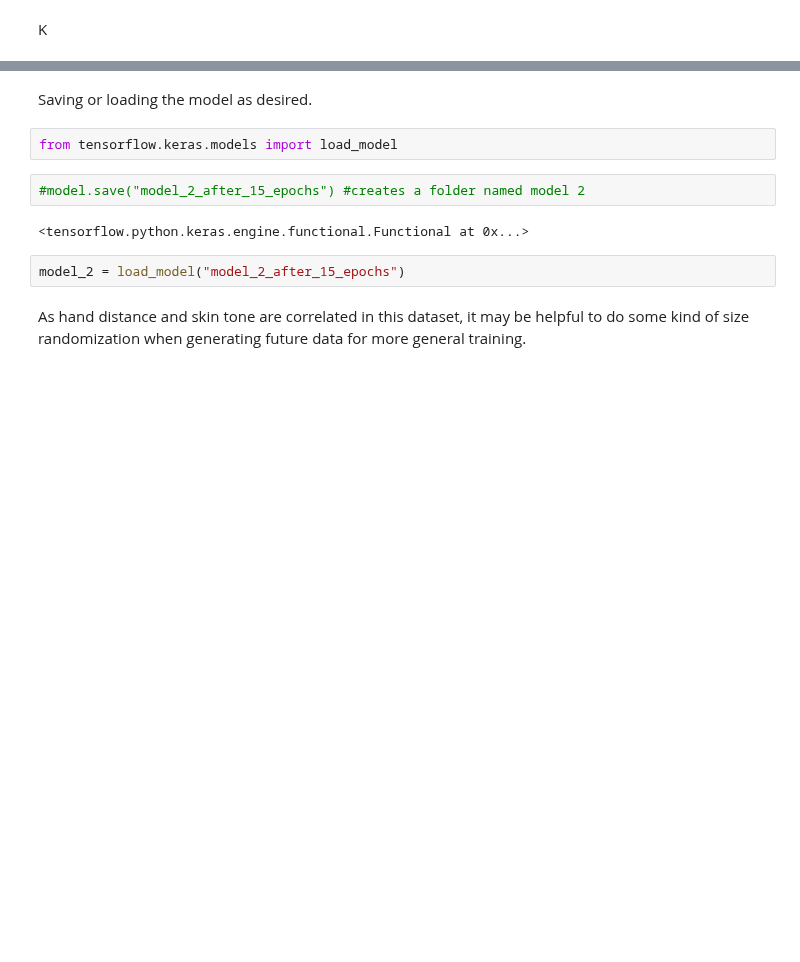
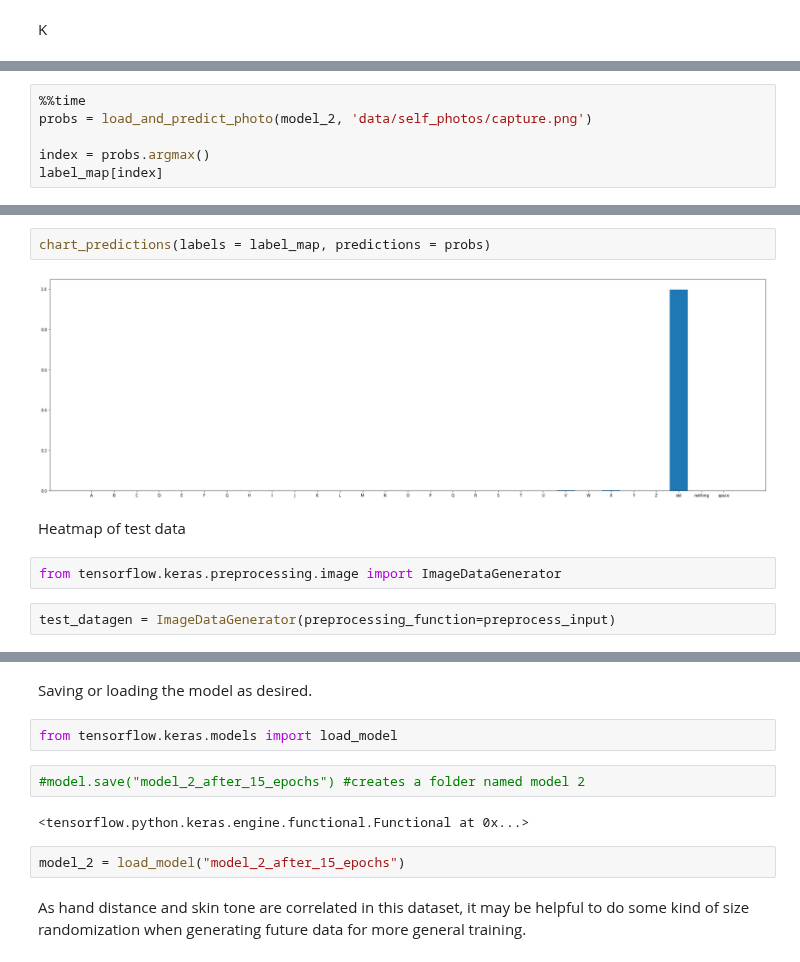
Before and after one commit to Windblown-Marionette/fingerspelling-text, a Jupyter notebook: Fingerspelling-CNN.ipynb, the cells around one changed output, grey strips where cells are left out. Drawn from its saved outputs; the diff is of its cells as text; blank space fills up the shorter version.

```diff
--- a/Fingerspelling-CNN.ipynb
+++ b/Fingerspelling-CNN.ipynb
@@ -1653,0 +1641,6 @@ TypeError: Input 'filename' of 'ReadFile' Op has type float32 that does not matc
+# %%
+%%time
+probs = load_and_predict_photo(model_2, 'data/self_photos/capture.png')
+
+index = probs.argmax()
+label_map[index]
@@ -1653,0 +1650,10 @@ TypeError: Input 'filename' of 'ReadFile' Op has type float32 that does not matc
+# %%
+chart_predictions(labels = label_map, predictions = probs)
+# %% [output]
+[figure, added]
+# %% [markdown]
+Heatmap of test data
+# %%
+from tensorflow.keras.preprocessing.image import ImageDataGenerator
+# %%
+test_datagen = ImageDataGenerator(preprocessing_function=preprocess_input)
```
Also changed, not shown: parts of 22 cells of this notebook.
